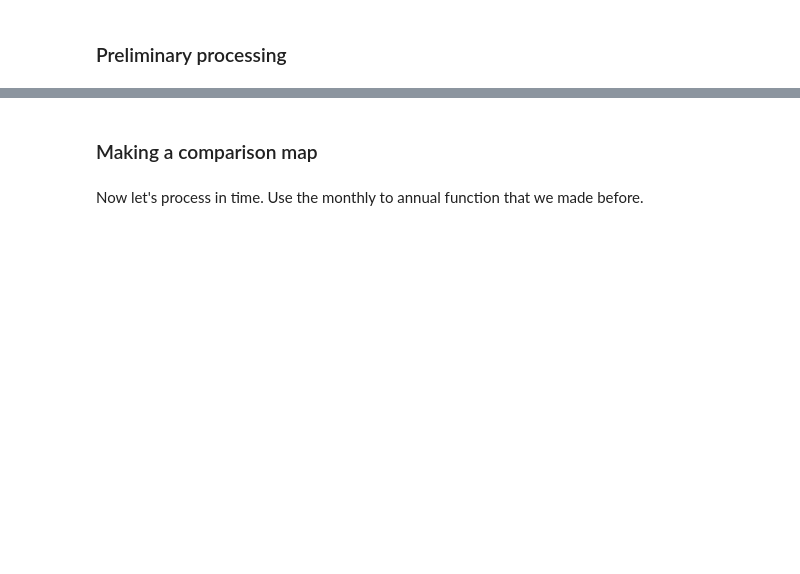
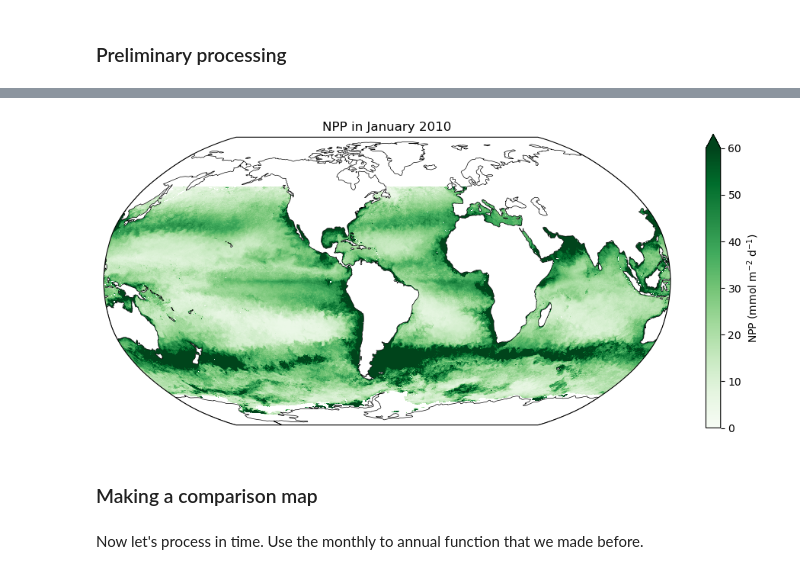
Before and after one commit to projectpythia-mystmd/ocean-bgc-cookbook, a Jupyter notebook: notebooks/ocn-phyto-biomass.ipynb, the cells around one changed output, grey strips where cells are left out. Cells and saved outputs as stored; diff of their text form; code cells hidden in the pictures; blank space fills up the shorter version.

```diff
--- a/notebooks/ocn-phyto-biomass.ipynb
+++ b/notebooks/ocn-phyto-biomass.ipynb
@@ -396,13 +505,14 @@ ds_sat
 # %%
 fig = plt.figure(figsize=(12,5))
 
 ax = fig.add_subplot(1,1,1, projection=ccrs.Robinson(central_longitude=305.0))
 ax.set_title('NPP in January 2010', fontsize=12)
-#lon, lat, field = adjust_pop_grid(lons, lats,  ds.photoC_TOT_zint*864.)
-pc=ax.pcolormesh(ds_sat.lon, ds_sat.lat, ds_sat.NPP.isel(time=0), cmap='jet',vmin=0,vmax=60,transform=ccrs.PlateCarree())
+pc=ax.pcolormesh(ds_sat.lon, ds_sat.lat, ds_sat.NPP.isel(time=0), cmap='Greens',vmin=0,vmax=60,transform=ccrs.PlateCarree())
 land = cartopy.feature.NaturalEarthFeature('physical', 'land', scale='110m', edgecolor='k', facecolor='white', linewidth=0.5)
 ax.add_feature(land)
 cbar1 = fig.colorbar(pc, ax=ax,extend='max',label='NPP (mmol m$^{-2}$ d$^{-1}$)');
+# %% [output]
+[figure, added]
 # %% [markdown]
 ### Making a comparison map
 # %% [markdown]
```
Also changed, not shown: parts of 25 cells of this notebook, 8 other files.
